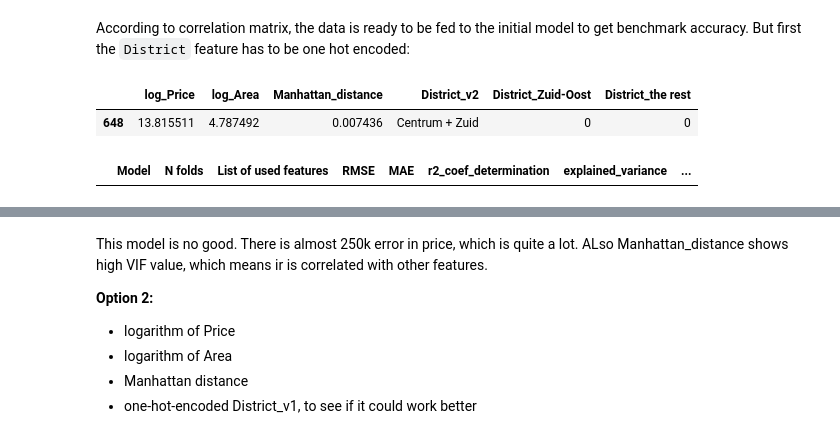
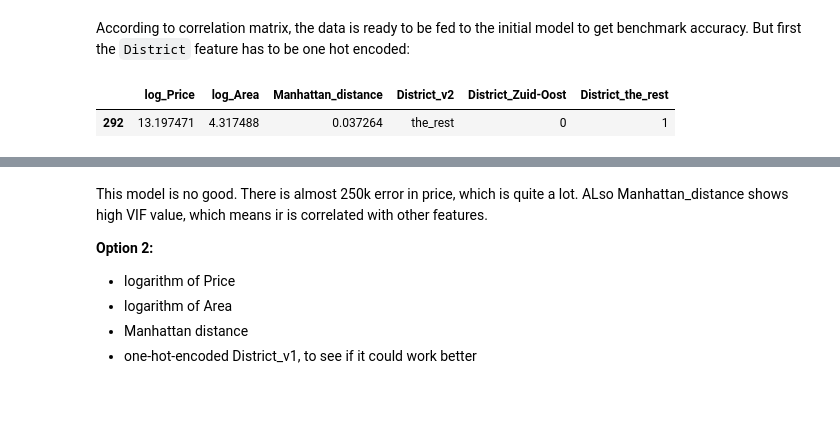
Before and after one commit to nadiia-duiunova/House_price, a Jupyter notebook: Stat inference.ipynb, the cells around one changed output, grey strips where cells are left out. Saved outputs shown, nothing was run; the diff lists cells and outputs as text; code cells hidden in the pictures; blank space fills up the shorter version.

```diff
--- a/Stat inference.ipynb
+++ b/Stat inference.ipynb
@@ -763,8 +763,7 @@ data1.sample()
 # %%
 # 1. remove extra or unimportant columns
 
-train_data1 = data1.drop(columns=['Price', 'Area', 'Price per sqm', 'Zip region', 'Zip num', 'District_v1'])
-
-train_data1.sample()
+df = data1.drop(columns=['Price', 'Area', 'Price per sqm', 'Zip region', 'Zip num', 'District_v1'])
+df.sample()
 # %% [output]
 |  | log_Price | log_Area | Manhattan_distance | District_v2 |
@@ -780,10 +779,10 @@ correlations_df
 # %% [markdown]
 According to correlation matrix, the data is ready to be fed to the initial model to get benchmark accuracy. But first the `District` feature has to be one hot encoded:
 # %%
-district = pd.get_dummies(train_data1['District_v2'], drop_first=True, dtype=int, prefix='District')
-train_data1 = pd.concat([train_data1, district], axis = 1)
-train_data1.sample()
+district = pd.get_dummies(df['District_v2'], drop_first=True, dtype=int, prefix='District')
+df = pd.concat([df, district], axis = 1)
+df.sample()
 # %% [output]
-|  | log_Price | log_Area | Manhattan_distance | District_v2 | District_Zuid-Oost | District_the rest |
-| 648 | 13.815511 | 4.787492 | 0.007436 | Centrum + Zuid | 0 | 0 |
+|  | log_Price | log_Area | Manhattan_distance | District_v2 | District_Zuid-Oost | District_the_rest |
+| 292 | 13.197471 | 4.317488 | 0.037264 | the_rest | 0 | 1 |
 # %%
@@ -793,15 +793,16 @@ model1 = LinearRegression()
 # %%
 results = pd.DataFrame()
 results['Model'] = ''
-results['N folds'] = 0
 results['List of used features'] = []
-results['RMSE'] = np.nan
-results['MAE'] = np.nan
-results['r2_coef_determination'] = np.nan
-results['explained_variance'] = np.nan
-results['corr_coef'] = np.nan
+results['RMSE_train'] = np.nan
+results['RMSE_valid'] = np.nan
+results['MAE_train'] = np.nan
+results['MAE_valid'] = np.nan
+results['r2_train'] = np.nan
+results['r2_valid'] = np.nan
+results['expl_variance_train'] = np.nan
+results['expl_variance_valid'] = np.nan
+results['corr_coef_train'] = np.nan
+results['corr_coef_valid'] = np.nan
 results['VIFs'] = []
-results
-# %% [output]
-|  | Model | N folds | List of used features | RMSE | MAE | r2_coef_determination | explained_variance | ... |
 # %%
```
Also changed, not shown: parts of 30 cells of this notebook, 2 other files.
